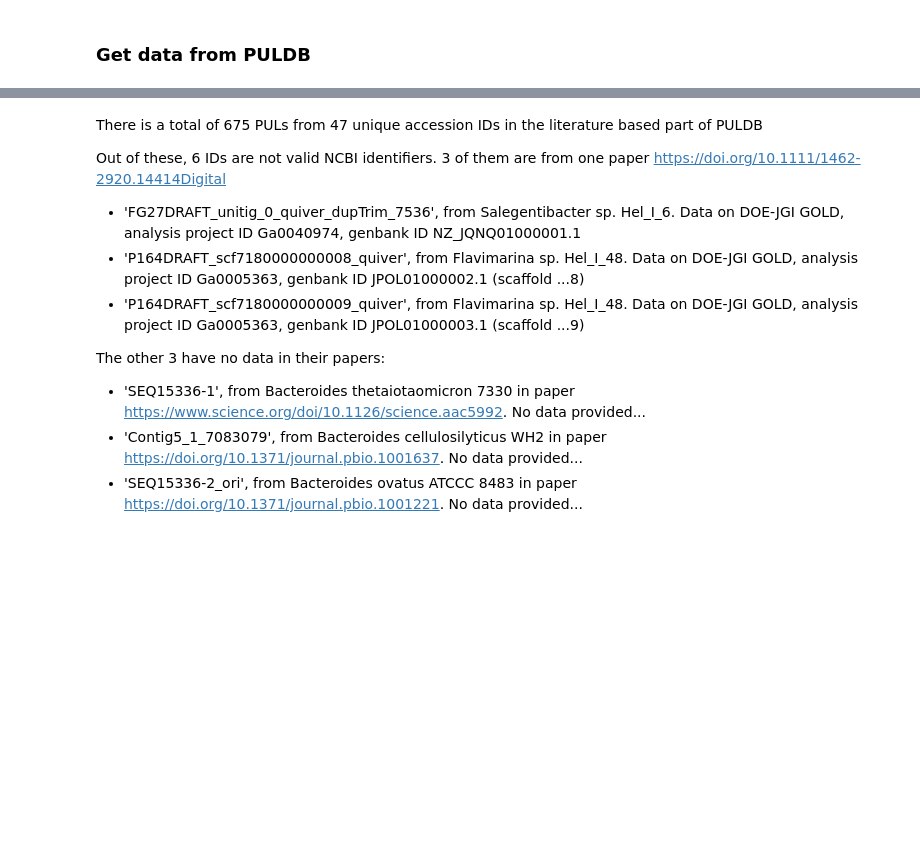
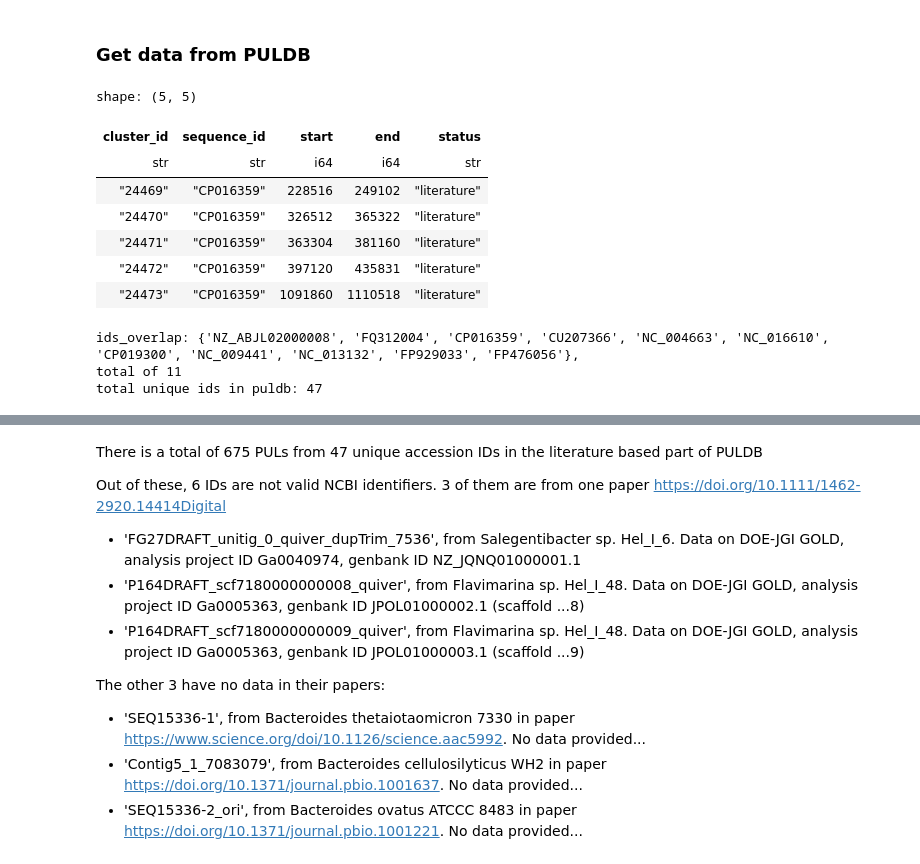
Before and after one commit to brosenthal3/gLM-PUL-Prediction, a Jupyter notebook: src/notebooks/PUL_data_exploration.ipynb, the cells around one changed output, grey strips where cells are left out. Cells and saved outputs as stored; diff of their text form; code cells hidden in the pictures; blank space fills up the shorter version.

```diff
--- a/src/notebooks/PUL_data_exploration.ipynb
+++ b/src/notebooks/PUL_data_exploration.ipynb
@@ -100,21 +117,33 @@ cluster_table.write_csv('../data/dbcan_clusters.tsv', has_header=True, separator
 # %%
 puldb_data = polars.read_parquet('../data/puldb_data.parquet')
 puldb_data = puldb_data.with_columns([
     polars.col('accession').map_elements(lambda x: x.split('.')[0].strip()).alias('sequence_id'),
-    polars.col('pul_id').alias('cluster_id'),
+    polars.col('pul_id').alias('cluster_id').cast(polars.Utf8),
     polars.col('start_bp').alias('start'),
     polars.col('end_bp').alias('end')
 ]).sort('sequence_id')["cluster_id", "sequence_id", "start", "end", "status"]
 
 puldb_data_literature = puldb_data.filter(polars.col("status").eq("literature"))
 display(puldb_data_literature.head(5))
 
 # compare with cluster table
 ids_from_cluster = set(cluster_table['sequence_id'])
 ids_from_puldb = set(puldb_data_literature['sequence_id'])
 ids_overlap = ids_from_puldb.intersection(ids_from_cluster)
 print(f'ids_overlap: {ids_overlap},\ntotal of {len(ids_overlap)}')
 print(f"total unique ids in puldb: {len(ids_from_puldb)}")
+# %% [output]
+shape: (5, 5)
+| cluster_id | sequence_id | start | end | status |
+| str | str | i64 | i64 | str |
+| "24469" | "CP016359" | 228516 | 249102 | "literature" |
+| "24470" | "CP016359" | 326512 | 365322 | "literature" |
+| "24471" | "CP016359" | 363304 | 381160 | "literature" |
+| "24472" | "CP016359" | 397120 | 435831 | "literature" |
+| "24473" | "CP016359" | 1091860 | 1110518 | "literature" |
+ids_overlap: {'NZ_ABJL02000008', 'FQ312004', 'CP016359', 'CU207366', 'NC_004663', 'NC_016610', 'CP019300', 'NC_009441', 'NC_013132', 'FP929033', 'FP476056'},
+total of 11
+total unique ids in puldb: 47
 # %%
 # find out which IDs are invalid
 invalid_ids = []
```
Also changed, not shown: parts of 20 cells of this notebook, 2 other files.
